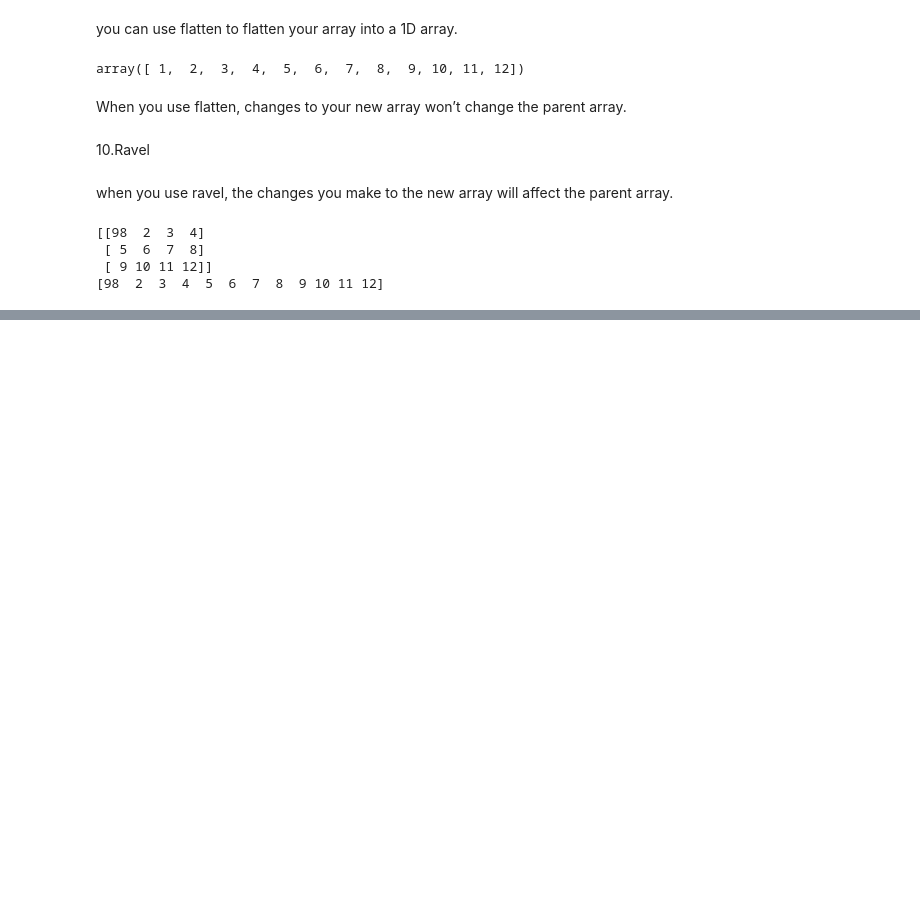
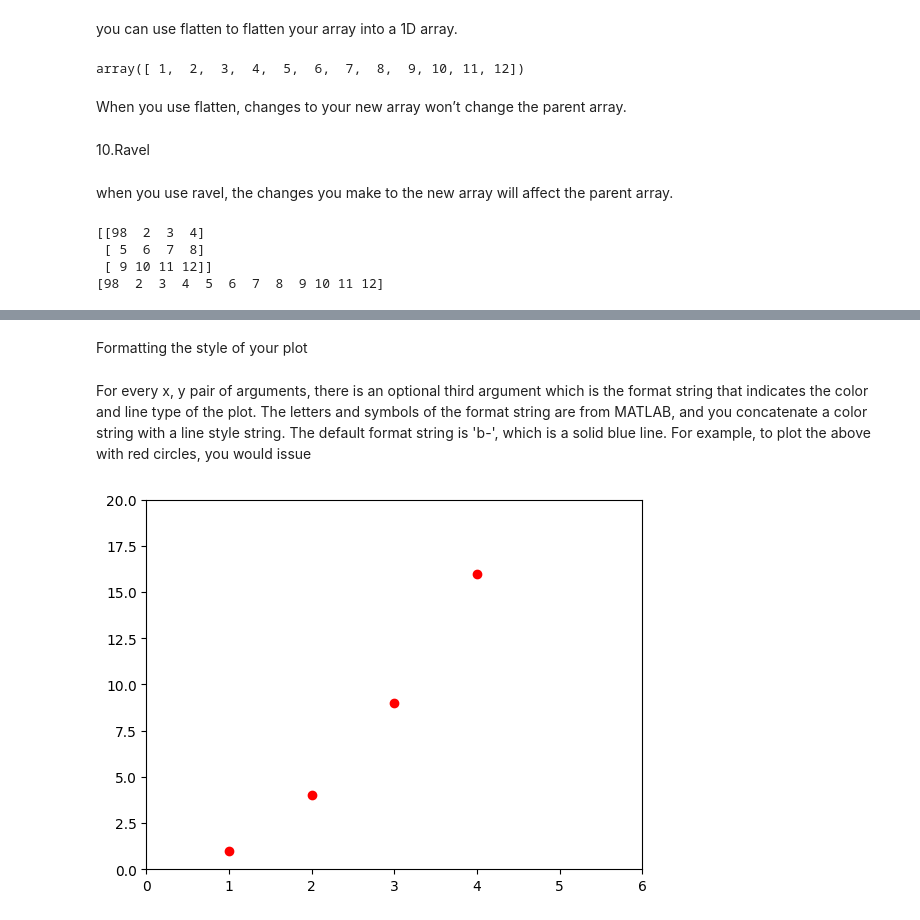
Before and after one commit to Shresth-Agarwal/FMML_Project_And_Labs, a Jupyter notebook: numpy.ipynb, the cells around one changed output, grey strips where cells are left out. Saved outputs shown, nothing was run; the diff lists cells and outputs as text; code cells hidden in the pictures; blank space fills up the shorter version.

```diff
--- a/numpy.ipynb
+++ b/numpy.ipynb
@@ -356,0 +371,10 @@ print(a2)  # New array
+# %% [markdown]
+Formatting the style of your plot
+# %% [markdown]
+For every x, y pair of arguments, there is an optional third argument which is the format string that indicates the color and line type of the plot. The letters and symbols of the format string are from MATLAB, and you concatenate a color string with a line style string. The default format string is 'b-', which is a solid blue line. For example, to plot the above with red circles, you would issue
+# %%
+plt.plot([1, 2, 3, 4], [1, 4, 9, 16], 'ro')
+plt.axis((0, 6, 0, 20))
+plt.show()
+# %% [output]
+[figure, added]
```
Also changed, not shown: parts of 17 cells of this notebook.
